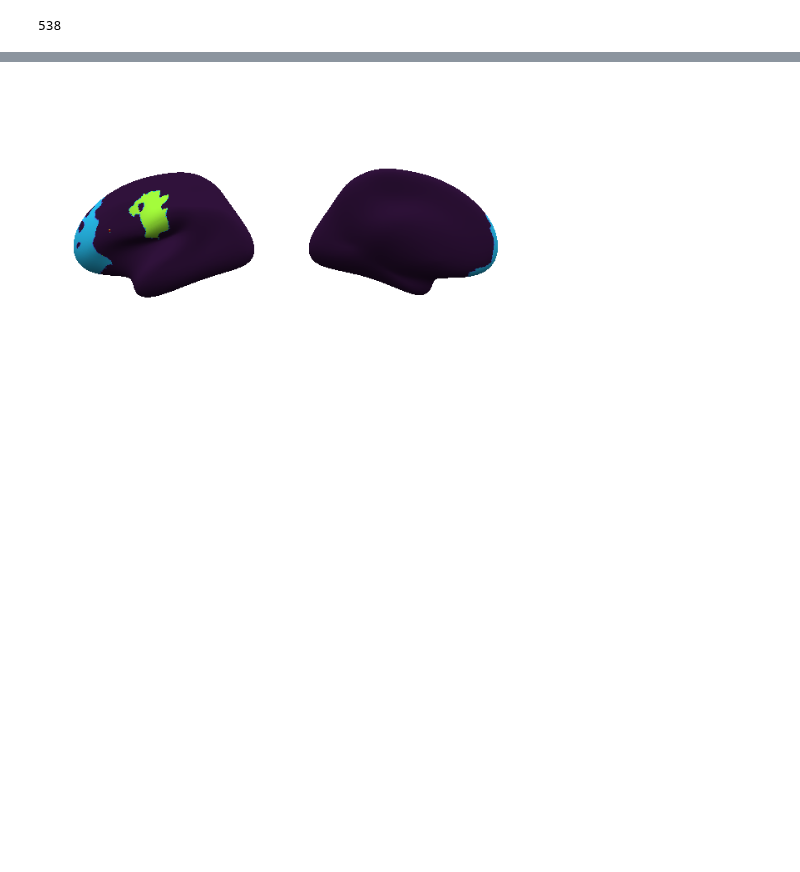
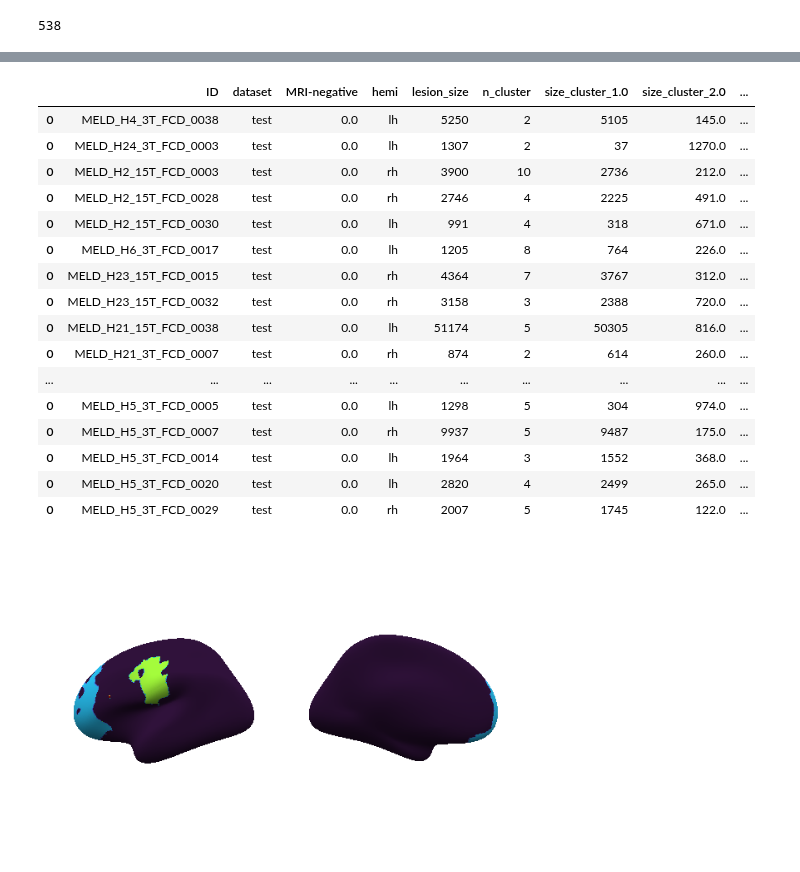
Before and after one commit to MELDProject/meld_graph, a Jupyter notebook: notebooks/analysis_lesion_mask.ipynb, the cells around one changed output, grey strips where cells are left out. Saved outputs shown, nothing was run; the diff lists cells and outputs as text; code cells hidden in the pictures; blank space fills up the shorter version.

```diff
--- a/notebooks/analysis_lesion_mask.ipynb
+++ b/notebooks/analysis_lesion_mask.ipynb
@@ -103,0 +128,21 @@ len(df[df['n_cluster']>1])
+# %%
+subdf = df[(df['dataset']=='test')&(df['n_cluster']>1)&(df['size_cluster_2.0']>100)]
+subdf
+# %% [output]
+|  | ID | dataset | MRI-negative | hemi | lesion_size | n_cluster | size_cluster_1.0 | size_cluster_2.0 | ... |
+| 0 | MELD_H4_3T_FCD_0038 | test | 0.0 | lh | 5250 | 2 | 5105 | 145.0 | ... |
+| 0 | MELD_H24_3T_FCD_0003 | test | 0.0 | lh | 1307 | 2 | 37 | 1270.0 | ... |
+| 0 | MELD_H2_15T_FCD_0003 | test | 0.0 | rh | 3900 | 10 | 2736 | 212.0 | ... |
+| 0 | MELD_H2_15T_FCD_0028 | test | 0.0 | rh | 2746 | 4 | 2225 | 491.0 | ... |
+| 0 | MELD_H2_15T_FCD_0030 | test | 0.0 | lh | 991 | 4 | 318 | 671.0 | ... |
+| 0 | MELD_H6_3T_FCD_0017 | test | 0.0 | lh | 1205 | 8 | 764 | 226.0 | ... |
+| 0 | MELD_H23_15T_FCD_0015 | test | 0.0 | rh | 4364 | 7 | 3767 | 312.0 | ... |
+| 0 | MELD_H23_15T_FCD_0032 | test | 0.0 | rh | 3158 | 3 | 2388 | 720.0 | ... |
+| 0 | MELD_H21_15T_FCD_0038 | test | 0.0 | lh | 51174 | 5 | 50305 | 816.0 | ... |
+| 0 | MELD_H21_3T_FCD_0007 | test | 0.0 | rh | 874 | 2 | 614 | 260.0 | ... |
+| ... | ... | ... | ... | ... | ... | ... | ... | ... | ... |
+| 0 | MELD_H5_3T_FCD_0005 | test | 0.0 | lh | 1298 | 5 | 304 | 974.0 | ... |
+| 0 | MELD_H5_3T_FCD_0007 | test | 0.0 | rh | 9937 | 5 | 9487 | 175.0 | ... |
+| 0 | MELD_H5_3T_FCD_0014 | test | 0.0 | lh | 1964 | 3 | 1552 | 368.0 | ... |
+| 0 | MELD_H5_3T_FCD_0020 | test | 0.0 | lh | 2820 | 4 | 2499 | 265.0 | ... |
+| 0 | MELD_H5_3T_FCD_0029 | test | 0.0 | rh | 2007 | 5 | 1745 | 122.0 | ... |
```
Also changed, not shown: parts of 10 cells of this notebook.
